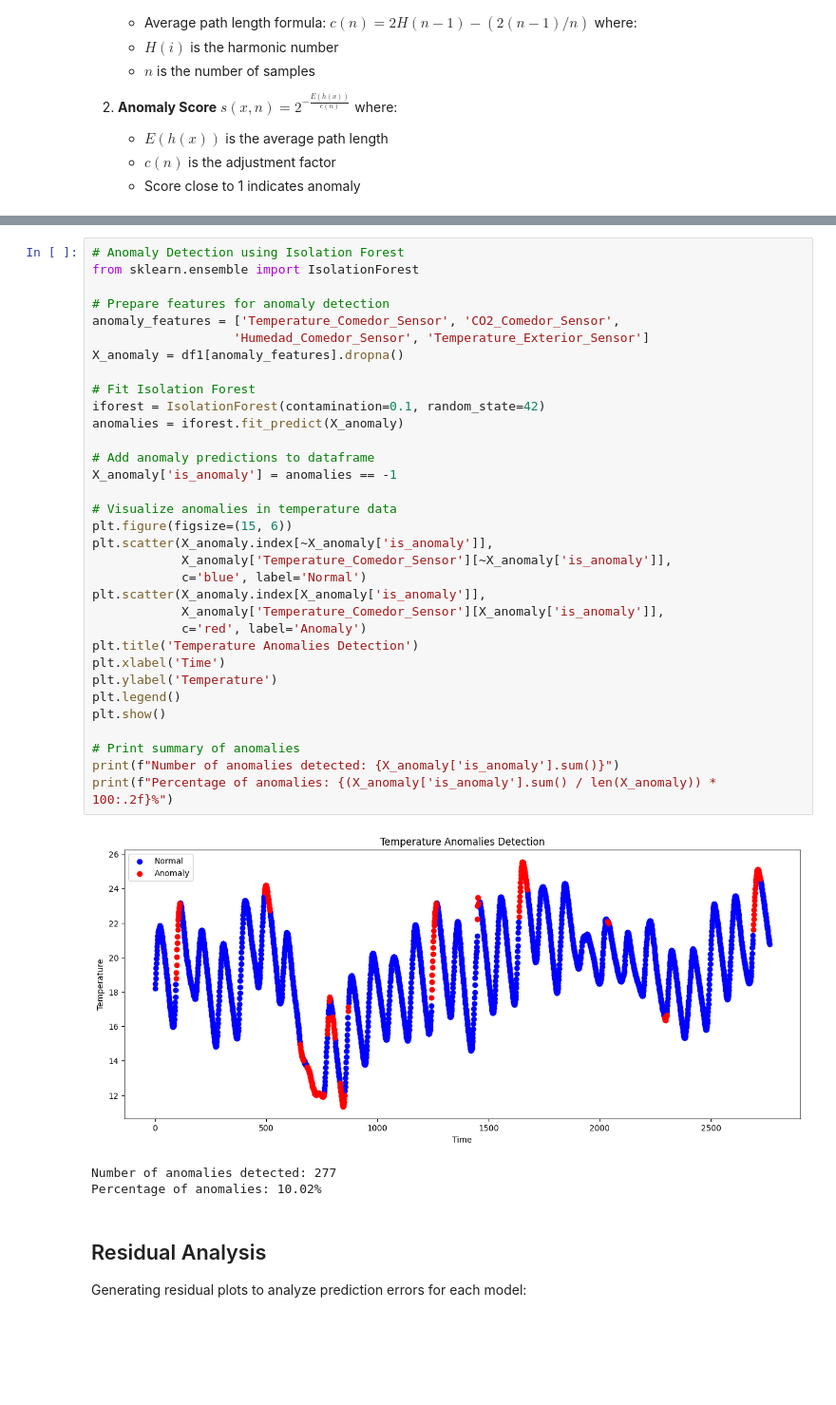
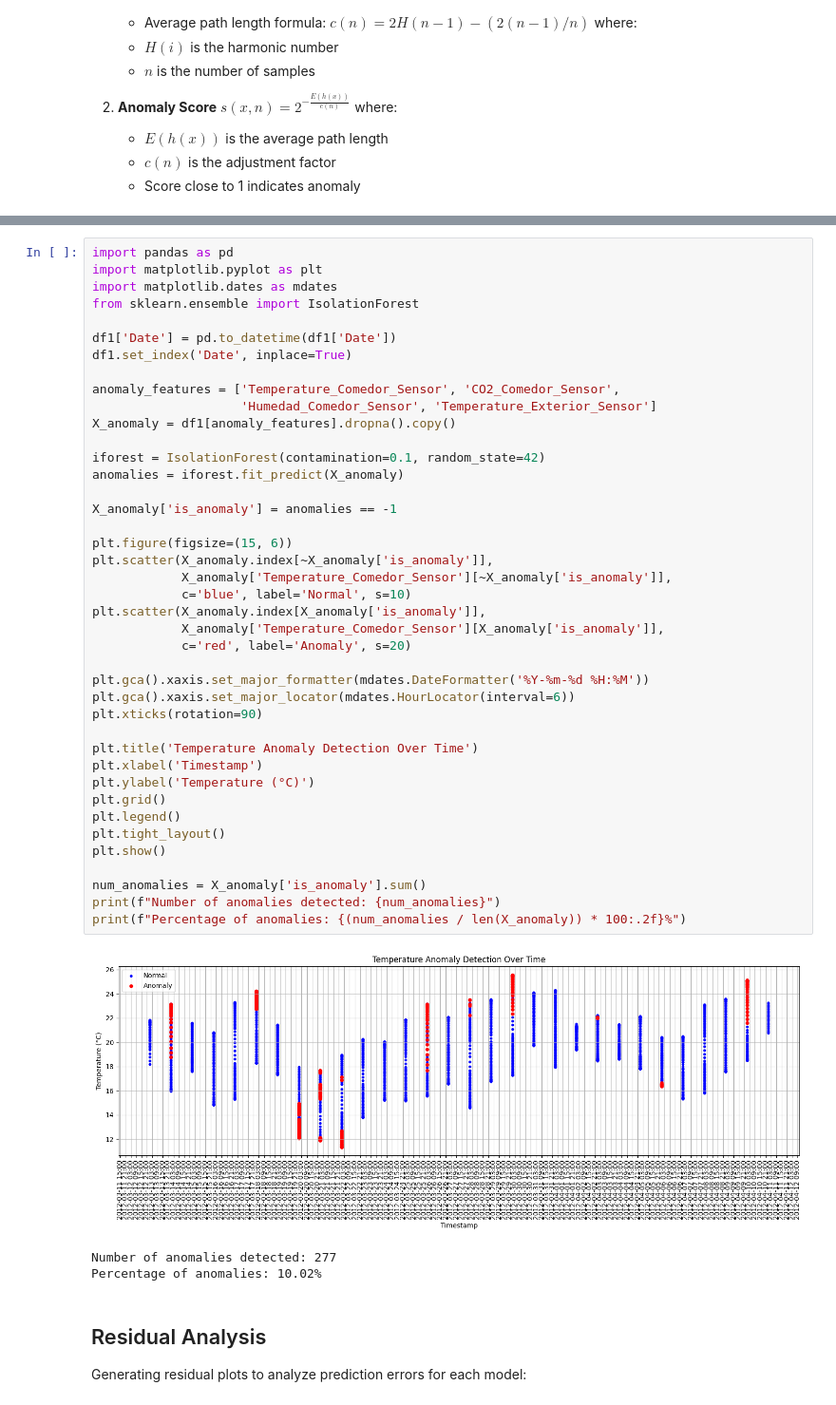
Before and after one commit to codesob/sml2010, a Jupyter notebook: training.ipynb, the cells around one changed output, grey strips where cells are left out. Shown at 95% size. Saved outputs shown, nothing was run; the diff lists cells and outputs as text; blank space fills up the shorter version.

Commit message:
plot

```diff
--- a/training.ipynb
+++ b/training.ipynb
@@ -384,38 +421,46 @@ This section uses Isolation Forest algorithm to detect anomalies in sensor data:
 # %%
-# Anomaly Detection using Isolation Forest
+import pandas as pd
+import matplotlib.pyplot as plt
+import matplotlib.dates as mdates
 from sklearn.ensemble import IsolationForest
 
-# Prepare features for anomaly detection
+df1['Date'] = pd.to_datetime(df1['Date'])
+df1.set_index('Date', inplace=True)
+
 anomaly_features = ['Temperature_Comedor_Sensor', 'CO2_Comedor_Sensor',
-                   'Humedad_Comedor_Sensor', 'Temperature_Exterior_Sensor']
-X_anomaly = df1[anomaly_features].dropna()
+                    'Humedad_Comedor_Sensor', 'Temperature_Exterior_Sensor']
+X_anomaly = df1[anomaly_features].dropna().copy()
 
-# Fit Isolation Forest
 iforest = IsolationForest(contamination=0.1, random_state=42)
 anomalies = iforest.fit_predict(X_anomaly)
 
-# Add anomaly predictions to dataframe
 X_anomaly['is_anomaly'] = anomalies == -1
 
-# Visualize anomalies in temperature data
 plt.figure(figsize=(15, 6))
 plt.scatter(X_anomaly.index[~X_anomaly['is_anomaly']],
             X_anomaly['Temperature_Comedor_Sensor'][~X_anomaly['is_anomaly']],
-            c='blue', label='Normal')
+            c='blue', label='Normal', s=10)
 plt.scatter(X_anomaly.index[X_anomaly['is_anomaly']],
             X_anomaly['Temperature_Comedor_Sensor'][X_anomaly['is_anomaly']],
-            c='red', label='Anomaly')
-plt.title('Temperature Anomalies Detection')
-plt.xlabel('Time')
-plt.ylabel('Temperature')
+            c='red', label='Anomaly', s=20)
+
+plt.gca().xaxis.set_major_formatter(mdates.DateFormatter('%Y-%m-%d %H:%M'))
+plt.gca().xaxis.set_major_locator(mdates.HourLocator(interval=6))
+plt.xticks(rotation=90)
+
+plt.title('Temperature Anomaly Detection Over Time')
+plt.xlabel('Timestamp')
+plt.ylabel('Temperature (°C)')
+plt.grid()
 plt.legend()
+plt.tight_layout()
 plt.show()
 
-# Print summary of anomalies
-print(f"Number of anomalies detected: {X_anomaly['is_anomaly'].sum()}")
-print(f"Percentage of anomalies: {(X_anomaly['is_anomaly'].sum() / len(X_anomaly)) * 100:.2f}%")
+num_anomalies = X_anomaly['is_anomaly'].sum()
+print(f"Number of anomalies detected: {num_anomalies}")
+print(f"Percentage of anomalies: {(num_anomalies / len(X_anomaly)) * 100:.2f}%")
 # %% [output]
-[figure, old version]
+[figure, new version]
 Number of anomalies detected: 277
 Percentage of anomalies: 10.02%
 # %% [markdown]
```
Also changed, not shown: parts of 1 cell of this notebook.
